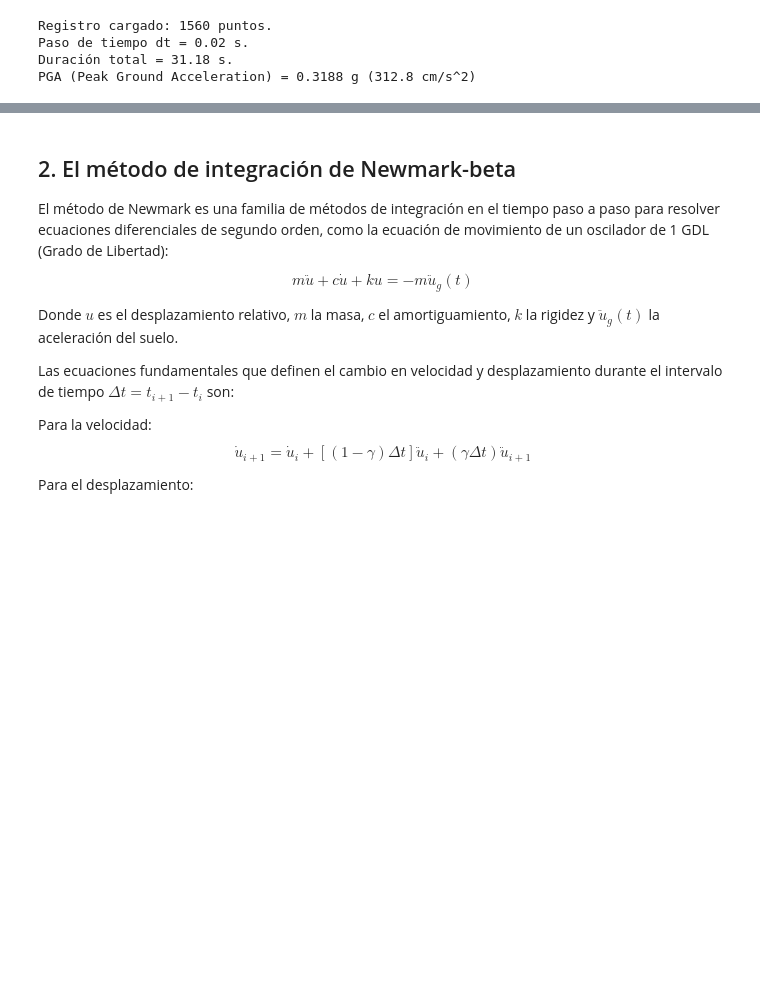
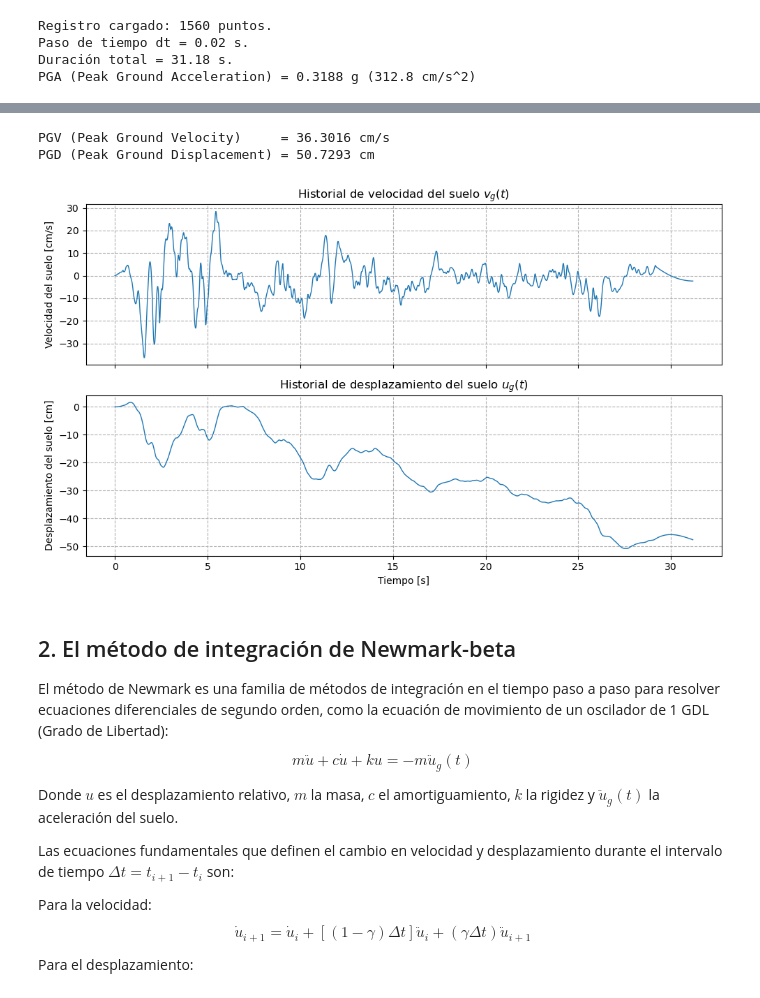
Before and after one commit to diegoandresalvarez/dinamica, a Jupyter notebook: codigo/tutorial_newmark_beta.ipynb, the cells around one changed output, grey strips where cells are left out. Cells and saved outputs as stored; diff of their text form; code cells hidden in the pictures; blank space fills up the shorter version.

```diff
--- a/codigo/tutorial_newmark_beta.ipynb
+++ b/codigo/tutorial_newmark_beta.ipynb
@@ -62,3 +89,36 @@ plt.show()
+# %%
+# Velocidad y desplazamiento del suelo
+# Integramos usando el método del trapecio cumulativo (cumtrapz)
+vg = cumulative_trapezoid(ag, dx=dt, initial=0)
+ug = cumulative_trapezoid(vg, dx=dt, initial=0)
+
+# Calcular PGV y PGD
+PGV = np.max(np.abs(vg))
+PGD = np.max(np.abs(ug))
+
+print(f"PGV (Peak Ground Velocity)     = {PGV:.4f} cm/s")
+print(f"PGD (Peak Ground Displacement) = {PGD:.4f} cm")
+
+# Gráfica de vg y ug
+fig, (ax1, ax2) = plt.subplots(2, 1, figsize=(10, 6), sharex=True)
+
+ax1.plot(t_sismo, vg, lw=1)
+ax1.set_ylabel('Velocidad del suelo [cm/s]')
+ax1.set_title('Historial de velocidad del suelo $v_g(t)$')
+ax1.grid(True, linestyle='--')
+
+ax2.plot(t_sismo, ug, lw=1)
+ax2.set_ylabel('Desplazamiento del suelo [cm]')
+ax2.set_xlabel('Tiempo [s]')
+ax2.set_title('Historial de desplazamiento del suelo $u_g(t)$')
+ax2.grid(True, linestyle='--')
+
+plt.tight_layout()
+plt.show()
+# %% [output]
+PGV (Peak Ground Velocity)     = 36.3016 cm/s
+PGD (Peak Ground Displacement) = 50.7293 cm
+[figure, added]
 # %% [markdown]
 ## 2. El método de integración de Newmark-beta
 
```
Also changed, not shown: parts of 11 cells of this notebook.
